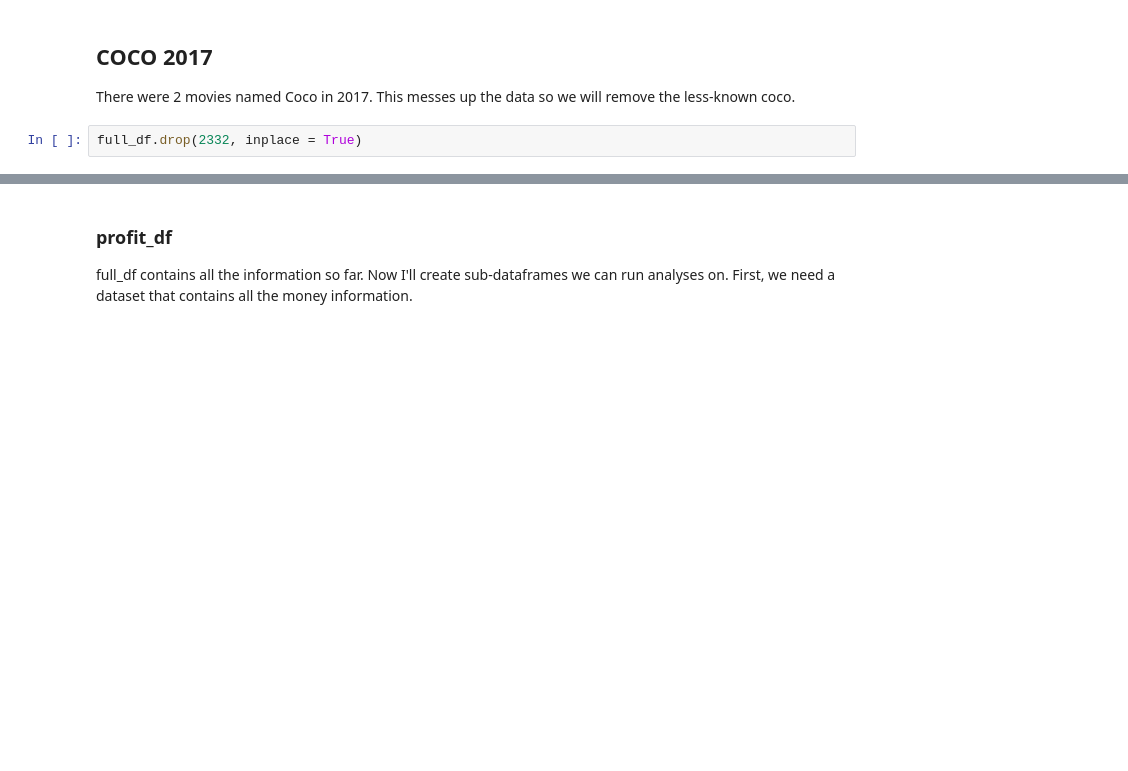
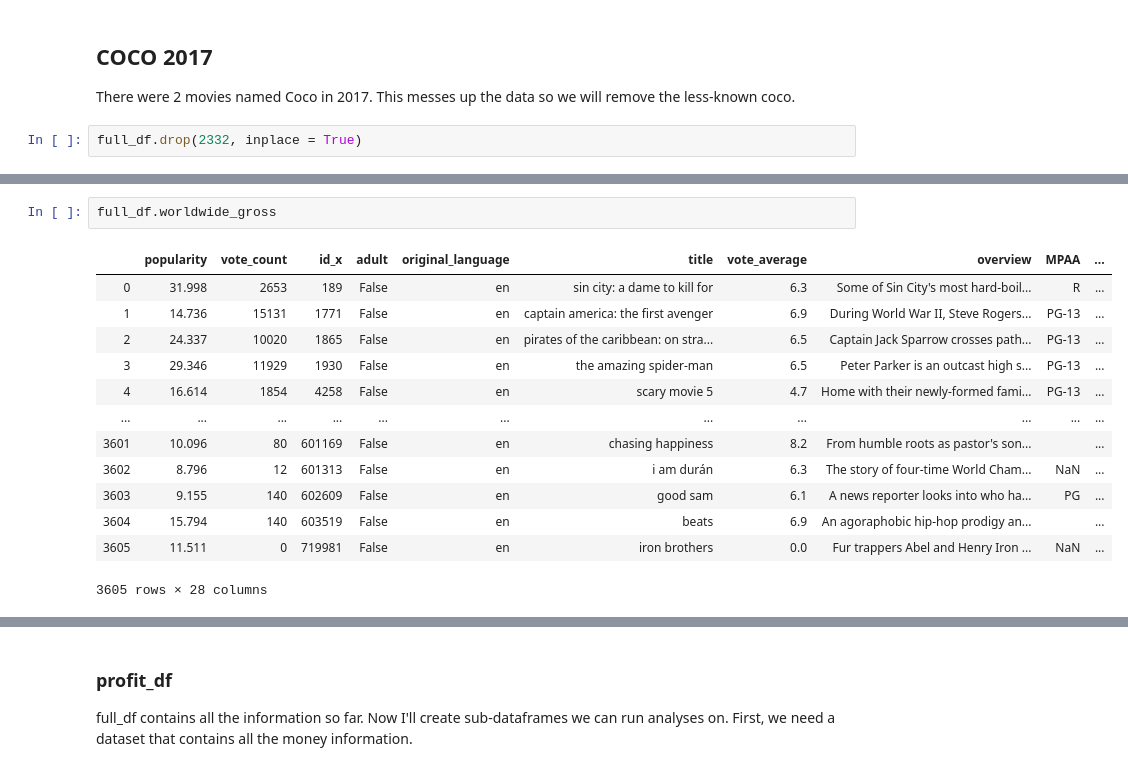
Before and after one commit to stereopickle/DS_movie_EDA, a Jupyter notebook: 001_data_collection.ipynb, the cells around one changed output, grey strips where cells are left out. Drawn from its saved outputs; the diff is of its cells as text; blank space fills up the shorter version.

```diff
--- a/001_data_collection.ipynb
+++ b/001_data_collection.ipynb
@@ -307,0 +311,16 @@ full_df.drop(2332, inplace = True)
+# %%
+full_df.worldwide_gross
+# %% [output]
+|  | popularity | vote_count | id_x | adult | original_language | title | vote_average | overview | MPAA | ... |
+| 0 | 31.998 | 2653 | 189 | False | en | sin city: a dame to kill for | 6.3 | Some of Sin City's most hard-boil... | R | ... |
+| 1 | 14.736 | 15131 | 1771 | False | en | captain america: the first avenger | 6.9 | During World War II, Steve Rogers... | PG-13 | ... |
+| 2 | 24.337 | 10020 | 1865 | False | en | pirates of the caribbean: on stra... | 6.5 | Captain Jack Sparrow crosses path... | PG-13 | ... |
+| 3 | 29.346 | 11929 | 1930 | False | en | the amazing spider-man | 6.5 | Peter Parker is an outcast high s... | PG-13 | ... |
+| 4 | 16.614 | 1854 | 4258 | False | en | scary movie 5 | 4.7 | Home with their newly-formed fami... | PG-13 | ... |
+| ... | ... | ... | ... | ... | ... | ... | ... | ... | ... | ... |
+| 3601 | 10.096 | 80 | 601169 | False | en | chasing happiness | 8.2 | From humble roots as pastor's son... |  | ... |
+| 3602 | 8.796 | 12 | 601313 | False | en | i am durán | 6.3 | The story of four-time World Cham... | NaN | ... |
+| 3603 | 9.155 | 140 | 602609 | False | en | good sam | 6.1 | A news reporter looks into who ha... | PG | ... |
+| 3604 | 15.794 | 140 | 603519 | False | en | beats | 6.9 | An agoraphobic hip-hop prodigy an... |  | ... |
+| 3605 | 11.511 | 0 | 719981 | False | en | iron brothers | 0.0 | Fur trappers Abel and Henry Iron ... | NaN | ... |
+3605 rows × 28 columns
```
Also changed, not shown: parts of 2 cells of this notebook.
